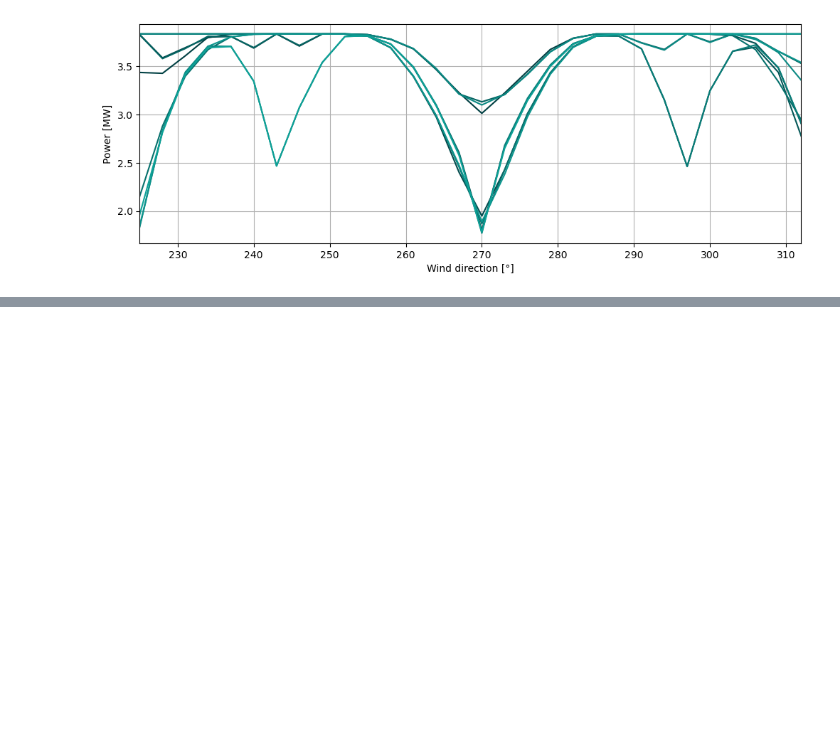
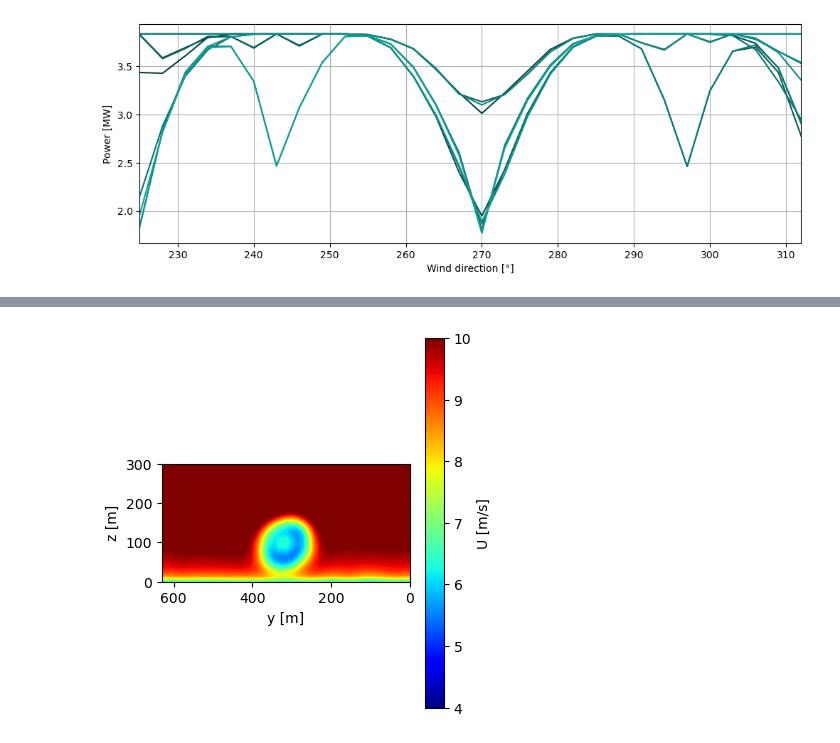
Before and after one commit to chrisosse/TouchWind_Optimization_Framework, a Jupyter notebook: framework_test.ipynb, the cells around one changed output, grey strips where cells are left out. Cells and saved outputs as stored; diff of their text form; code cells hidden in the pictures; blank space fills up the shorter version.

```diff
--- a/framework_test.ipynb
+++ b/framework_test.ipynb
@@ -525,0 +614,55 @@ plt.show()
+# %%
+def plot_reference_velocity_field(
+    velocity_field,
+    coordinates,
+    component = 'U',
+    plane = 'X',
+    distance = 800,
+    x_axis_bounds = None,
+    y_axis_bounds = (0, 300),
+    bounds: tuple = None,
+    shrink: float = 0.5,
+    levels: int = 200,
+    fig_size: tuple = (6, 4),
+):
+    # Ensure the right plane and data is plotted
+    if plane == 'X':
+        x_axis, y_axis = 'Y', 'Z'
+        idx, _ = func.find_nearest(coordinates['X'], distance)
+        data = velocity_field[component][idx, :, :].T
+    if plane == 'Y':
+        x_axis, y_axis = 'X', 'Z'
+        idy, _ = func.find_nearest(coordinates['Y'], distance)
+        data = velocity_field[component][:, idy, :].T
+    if plane == 'Z':
+        x_axis, y_axis = 'X', 'Y'
+        idz, _ = func.find_nearest(coordinates['Z'], distance)
+        data = velocity_field[component][:, :, idz].T
+
+    # Create plot
+    fig, ax = plt.subplots()
+    fig.set_size_inches(fig_size)
+    ax.contourf(coordinates[x_axis], coordinates[y_axis],
+                data,
+                vmin=bounds[0], vmax=bounds[1], levels=levels, cmap='jet')
+
+    # Create colorbar
+    cbar_U = plt.cm.ScalarMappable(cmap="jet", norm=plt.Normalize(vmin=bounds[0], vmax=bounds[1]))
+    cbar_U.set_array([])
+    cbar_U = plt.colorbar(cbar_U, ax=ax, shrink=shrink, location='right')
+    cbar_U.set_label(f'{component} [m/s]')
+
+    # Invert x axis in plane is X
+    if plane == 'X':
+        plt.gca().invert_xaxis()
+
+    # Plot settings, titles and labels
+    ax.set_aspect('equal')
+    ax.set_xlabel(f'{x_axis.lower()} [m]')
+    ax.set_ylabel(f'{y_axis.lower()} [m]')
+    if x_axis_bounds is not None:
+        ax.set_xlim(x_axis_bounds)
+    if y_axis_bounds is not None:
+        ax.set_ylim(y_axis_bounds)
+# %% [output]
+[figure, added]
```
Also changed, not shown: parts of 10 cells of this notebook, 2 other files.
